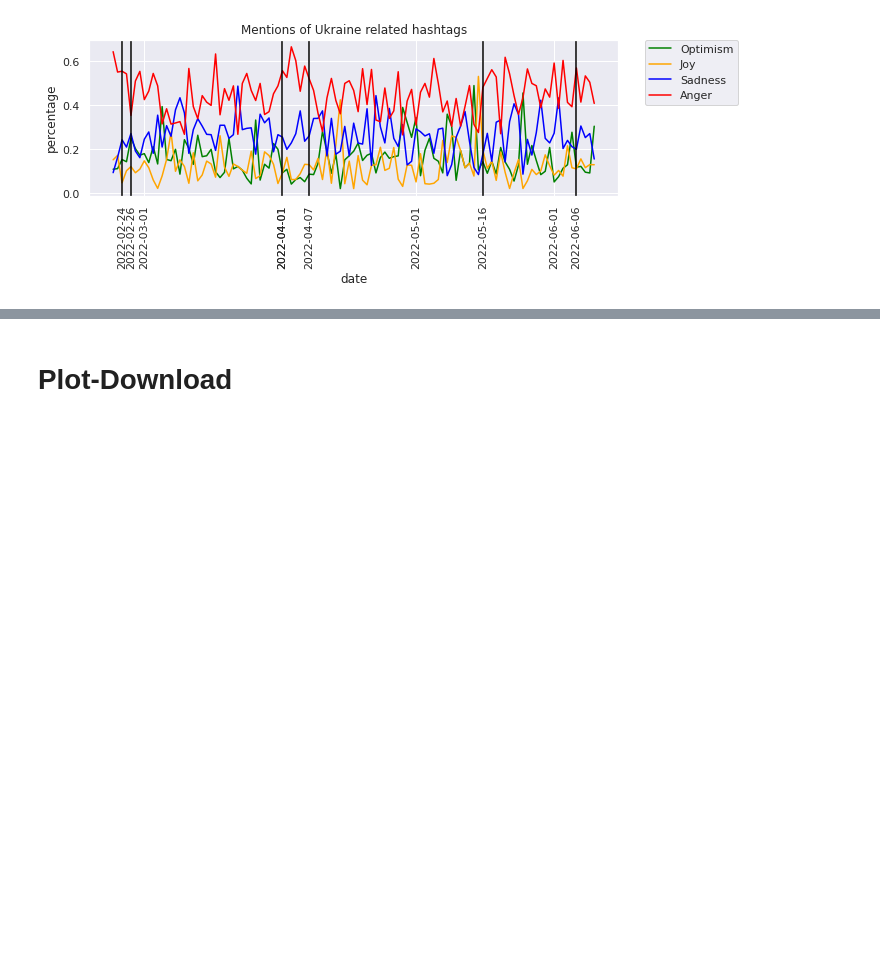
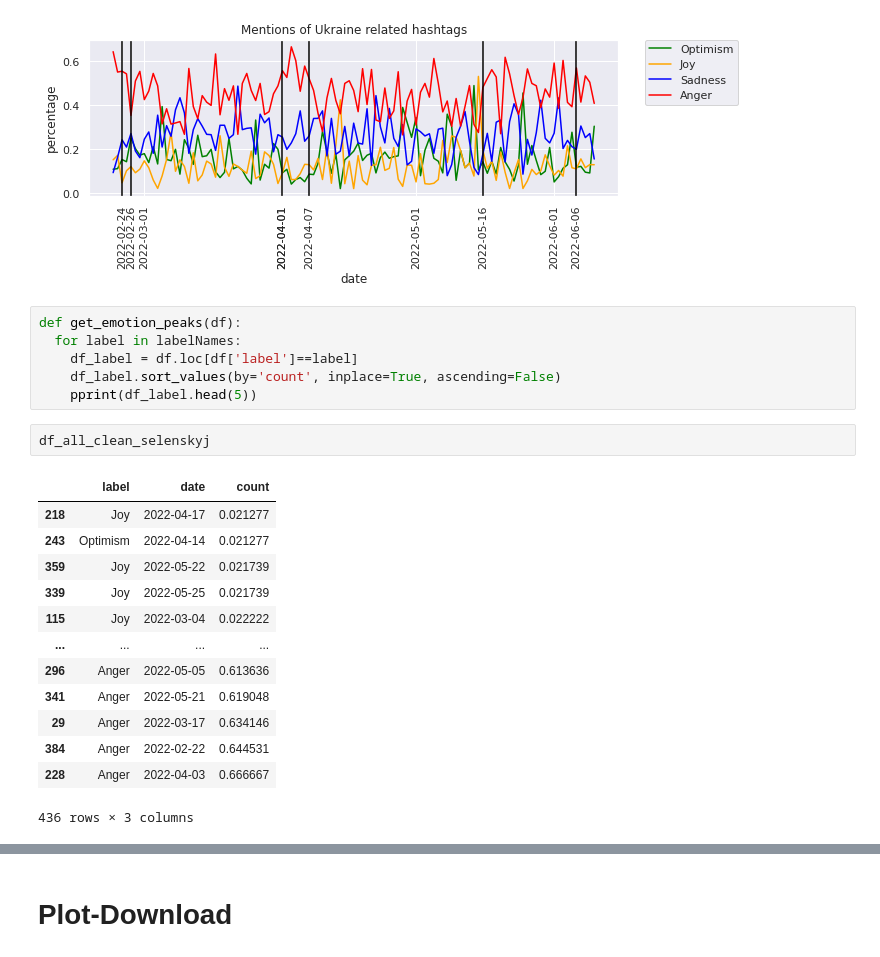
Before and after one commit to JohannesWittmann9/bert_tweet_emotion_classification, a Jupyter notebook: NLE2_J_Q_Wittmann_Ukraine_Tweet_Classification.ipynb, the cells around one changed output, grey strips where cells are left out. Saved outputs shown, nothing was run; the diff lists cells and outputs as text; blank space fills up the shorter version.

```diff
--- a/NLE2_J_Q_Wittmann_Ukraine_Tweet_Classification.ipynb
+++ b/NLE2_J_Q_Wittmann_Ukraine_Tweet_Classification.ipynb
@@ -838,3 +840,25 @@ plt.tight_layout()
 plt.savefig("amount_mentions_selenskyj_per_day.png", dpi=300)
 # %% [output]
 [figure]
+# %%
+def get_emotion_peaks(df):
+  for label in labelNames:
+    df_label = df.loc[df['label']==label]
+    df_label.sort_values(by='count', inplace=True, ascending=False)
+    pprint(df_label.head(5))
+# %%
+df_all_clean_selenskyj
+# %% [output]
+|  | label | date | count |
+| 218 | Joy | 2022-04-17 | 0.021277 |
+| 243 | Optimism | 2022-04-14 | 0.021277 |
+| 359 | Joy | 2022-05-22 | 0.021739 |
+| 339 | Joy | 2022-05-25 | 0.021739 |
+| 115 | Joy | 2022-03-04 | 0.022222 |
+| ... | ... | ... | ... |
+| 296 | Anger | 2022-05-05 | 0.613636 |
+| 341 | Anger | 2022-05-21 | 0.619048 |
+| 29 | Anger | 2022-03-17 | 0.634146 |
+| 384 | Anger | 2022-02-22 | 0.644531 |
+| 228 | Anger | 2022-04-03 | 0.666667 |
+436 rows × 3 columns
```
Also changed, not shown: parts of 2 cells of this notebook, 1 other file.
